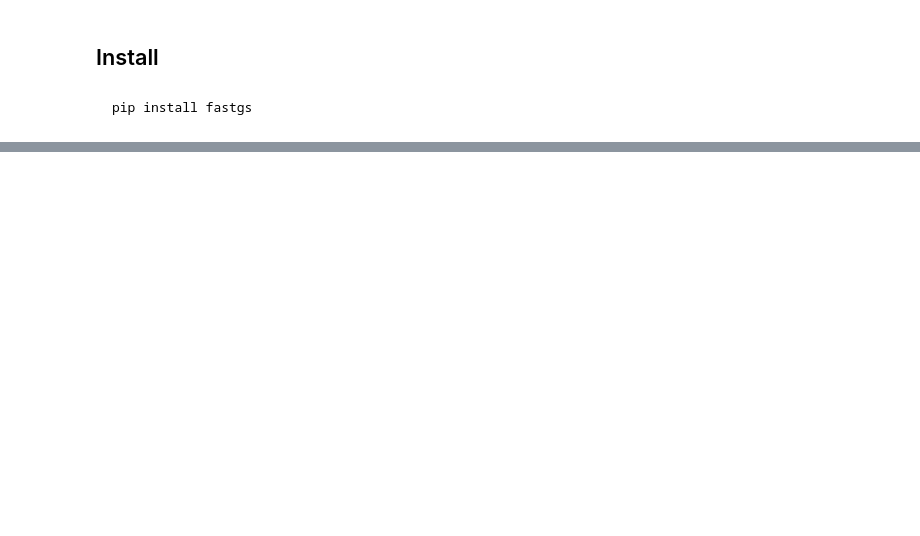
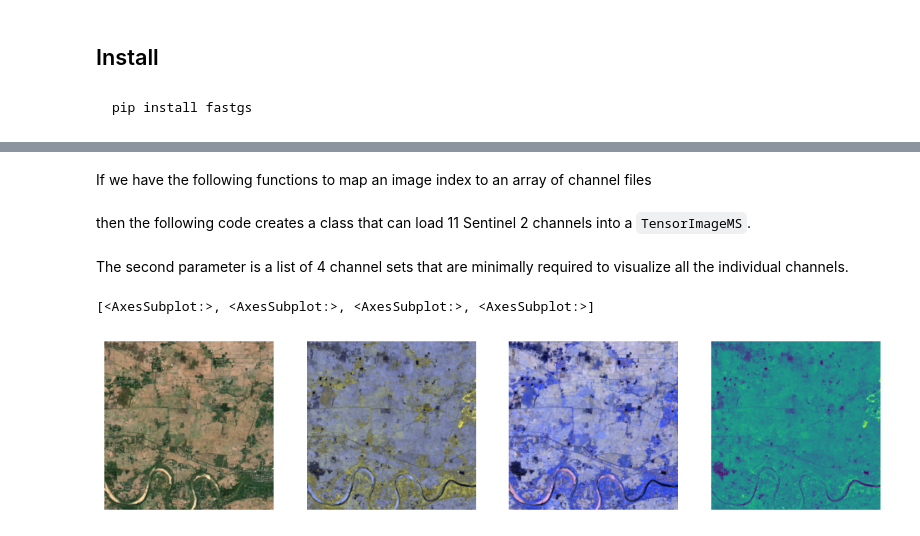
Before and after one commit to restlessronin/fastgs, a Jupyter notebook: nbs/index.ipynb, the cells around one changed output, grey strips where cells are left out. Drawn from its saved outputs; the diff is of its cells as text; code cells hidden in the pictures; blank space fills up the shorter version.

```diff
--- a/nbs/index.ipynb
+++ b/nbs/index.ipynb
@@ -28,0 +25,33 @@ TODO
+# %% [markdown]
+If we have the following functions to map an image index to an array of channel files
+# %%
+def get_input(stem: str) -> str:
+    "Get full input path for stem"
+    return "./images/" + stem
+
+def tile_img_name(chn_id: str, tile_num: int) -> str:
+    "File name from channel id and tile number"
+    return f"Sentinel20m-{chn_id}-20200215-{tile_num:03d}.png"
+
+def get_channel_filenames(chn_ids, tile_idx):
+    "Get list of all channel filenames for one tile idx"
+    return [get_input(tile_img_name(x, tile_idx)) for x in chn_ids]
+# %% [markdown]
+then the following code creates a class that can load 11 Sentinel 2 channels into a `TensorImageMS`.
+# %%
+from fastgs.vision.io import * # defines read_multichan_files_as_tensor
+
+snt_12 = Sentinel2(
+    ["B02","B03","B04","B05","B06","B07","B08","B8A","B11","B12","AOT"],
+    [Sentinel2.natural_color, ["B07","B06","B05"],["B12","B11","B8A"],["B08"]],
+    get_channel_filenames,
+    read_multichan_files_as_tensor
+)
+# %% [markdown]
+The second parameter is a list of 4 channel sets that are minimally required to visualize all the individual channels.
+# %%
+img_12 = snt_12.load_tensor(66)
+img_12.show()
+# %% [output]
+[<AxesSubplot:>, <AxesSubplot:>, <AxesSubplot:>, <AxesSubplot:>]
+[figure, added]
```
Also changed, not shown: parts of 8 cells of this notebook, 6 other files.
